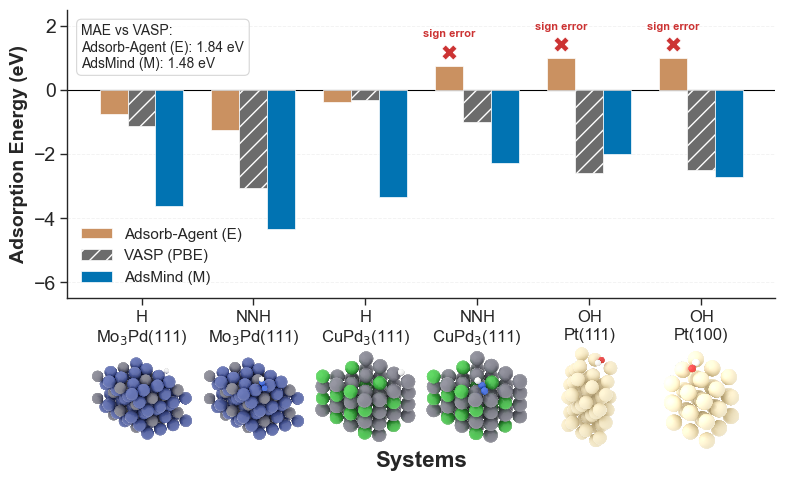
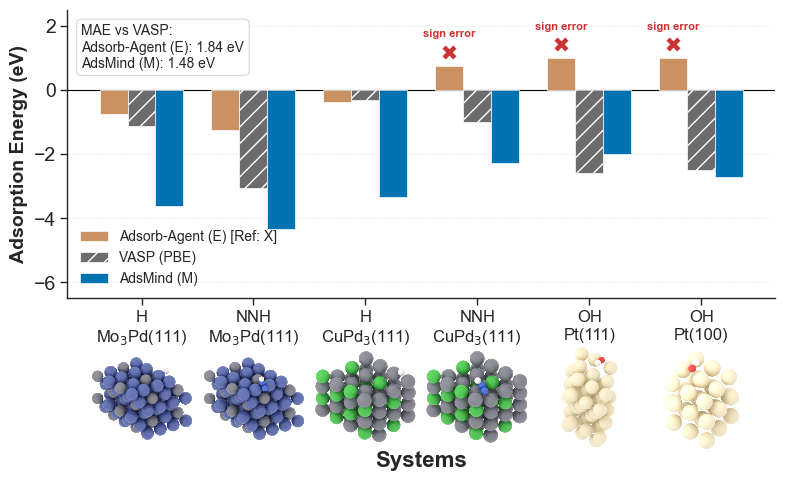
Code edit (unified diff) that turned the first committed figure into the second:
--- before
+++ after
@@ -8,5 +8,5 @@
 
 # Bars
-bars_aa = ax.bar(x - width, adsorb_agent, width, label='Adsorb-Agent (E)',
+bars_aa = ax.bar(x - width, adsorb_agent, width, label='Adsorb-Agent (E) [Ref: X]',
                 color=colors[0], edgecolor='white', linewidth=0.5, zorder=3)
 bars_vasp = ax.bar(x, vasp, width, label='VASP (PBE)',
@@ -59,5 +59,5 @@
 
 # Legend without frame
-ax.legend(frameon=False, fontsize=11, loc='lower left')
+ax.legend(frameon=False, fontsize=10, loc='lower left')
 
 # Grid

Commit: plot: modify some details